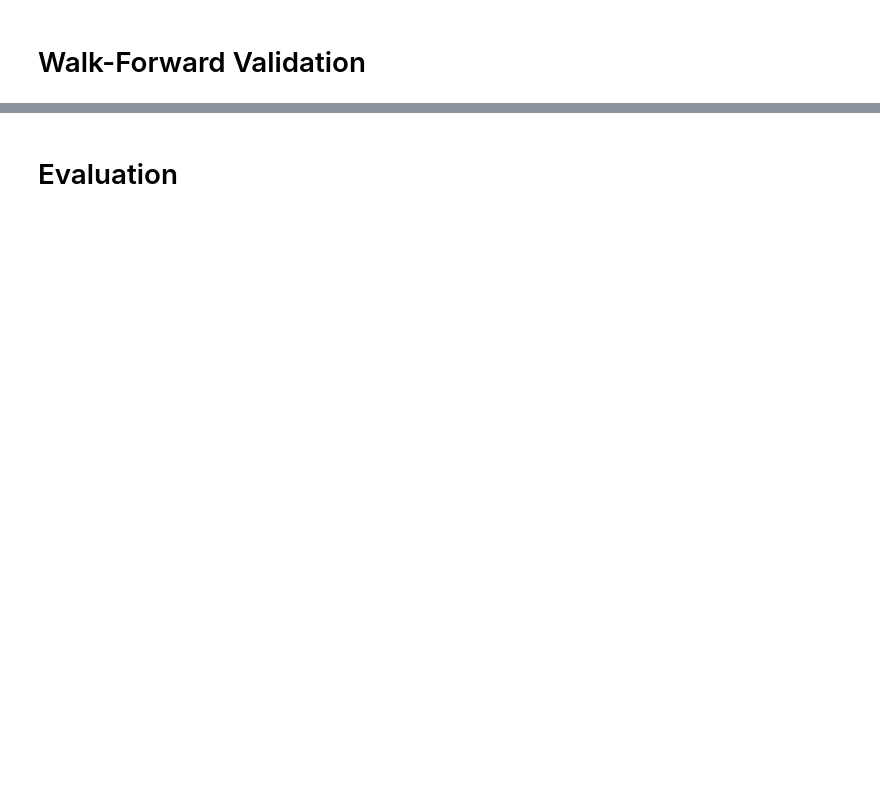
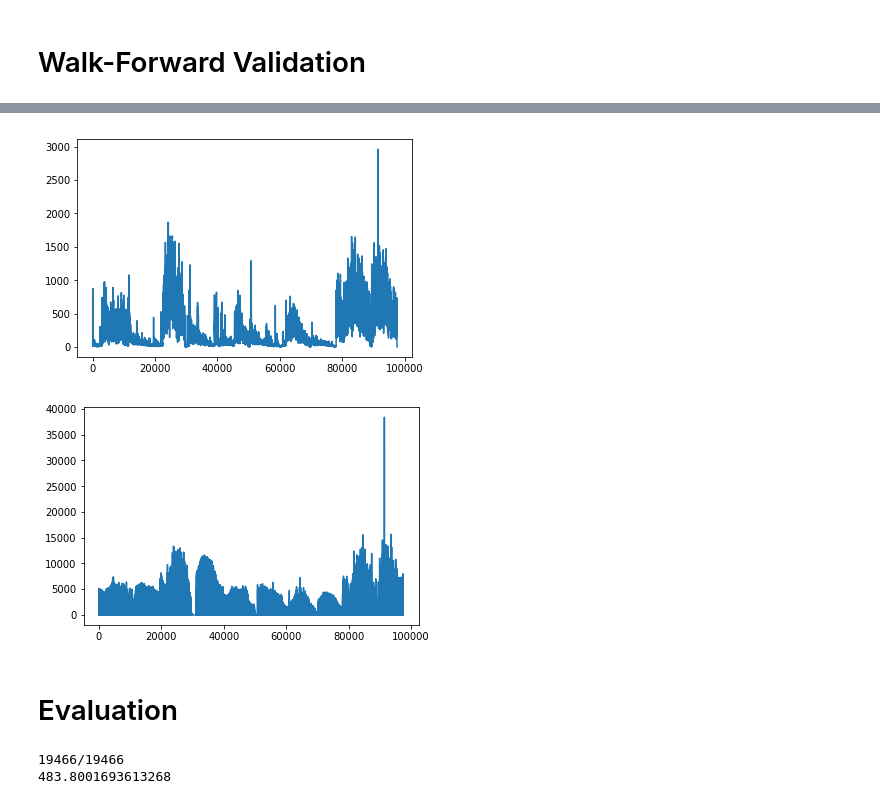
Before and after one commit to Hettwein/pvforecast-test-harness, a Jupyter notebook: forecast.ipynb, the cells around one changed output, grey strips where cells are left out. Cells and saved outputs as stored; diff of their text form; code cells hidden in the pictures; blank space fills up the shorter version.

```diff
--- a/forecast.ipynb
+++ b/forecast.ipynb
@@ -183,24 +331,20 @@ Training
 ==============================================================================================
 # %%
 if pretraining:
-    X = testX#trainX
-    y = testY#trainY
+    X = trainX#testX#trainX
+    y = trainY#testY#trainY
 
-    if shuffle:
+    if shuffle:# or True:
         df = pd.DataFrame(np.concatenate((trainX, trainY), axis=1))
         df = df.sample(frac=1).values
         y = pd.DataFrame(df[:, -len(target_features):])
         X = pd.DataFrame(df[:, :-len(target_features)])
-    if method is 'cnnlstm':
-        X = X.reshape((X.shape[0], 1, shape[0], shape[1]))
-    if method is 'convlstm':
-        X = X.reshape((X.shape[0], 1, 1, shape[0], shape[1]))
 
     print('Start pretraining ...')
-    model.learn(X, y)
+    model.learn(X, y, val_idx=int(len(y) / 10))
 
-    if method != 'randfor':
-        name = './saved_models/pretrained_t-'+str(timesteps)+'_f'+str(shape[0])+'_e'+str(epochs)+'_b'+str(batch_size)+'_sys'+str(4)
+    if method is not 'randfor':
+        name = './saved_models/pretrained_t-'+str(timesteps)+'_f'+str(shape[0])+'_e'+str(epochs)+'_b'+str(batch_size)+'_sys'+str(system)
         # serialize model to JSON
         model_json = model.model.to_json()
         with open(name + ".json", "w") as json_file:
@@ -214,3 +373,4 @@ model_backup = model
 # %%
-# load best
-model.model.load_weights('./saved_models/best_model.h5')
+if method is not 'randfor':
+    # load best
+    model.model.load_weights('./saved_models/best_model.h5')
@@ -334,3 +564,16 @@ plt.show()
+# %%
+if recursive:
+    plt.plot(np.abs([p.tolist() for p in pred_err]))
+else:
+    plt.plot(np.abs([p for p in pred_err]))
+plt.show()
+
+prediction = pd.concat(predictions)
+plt.plot(prediction[0][0].values)
+plt.show()
+# %% [output]
+[figure, added]
+[figure, added]
 # %% [markdown]
 Evaluation
 ==============================================================================================
@@ -385,0 +645,22 @@ for horizon in range(1, forecast_horizon + 1):
+# %%
+l1 = []
+l2 = []
+for i in range(len(data)-(forecast_horizon-1)):
+    sys.stdout.write("%i/%i\r" % (i+1, len(data)-(forecast_horizon-1)))
+    sys.stdout.flush()
+    forecast = []
+    for f in range(1, forecast_horizon+1):
+        forecast.append(data['+'+str(f)+'h-prediction'].iloc[f-1 + i])
+    forecast
+    a = pd.DataFrame()
+    a['forecast'] = forecast
+    #a['pvlib'] = data['pvlib'].iloc[i:f+i].values
+    a['measured'] = data['measured'].iloc[i:f+i].values
+    l1.append(mean_squared_error(a.measured, a.forecast))
+    #l2.append(mean_squared_error(a.measured, a.pvlib))
+print()
+print(math.sqrt(pd.DataFrame(l1).mean().values[0]))
+#print(math.sqrt(pd.DataFrame(l2).mean().values[0]))
+# %% [output]
+19466/19466
+483.8001693613268
```
Also changed, not shown: parts of 20 cells of this notebook, 2 other files.
